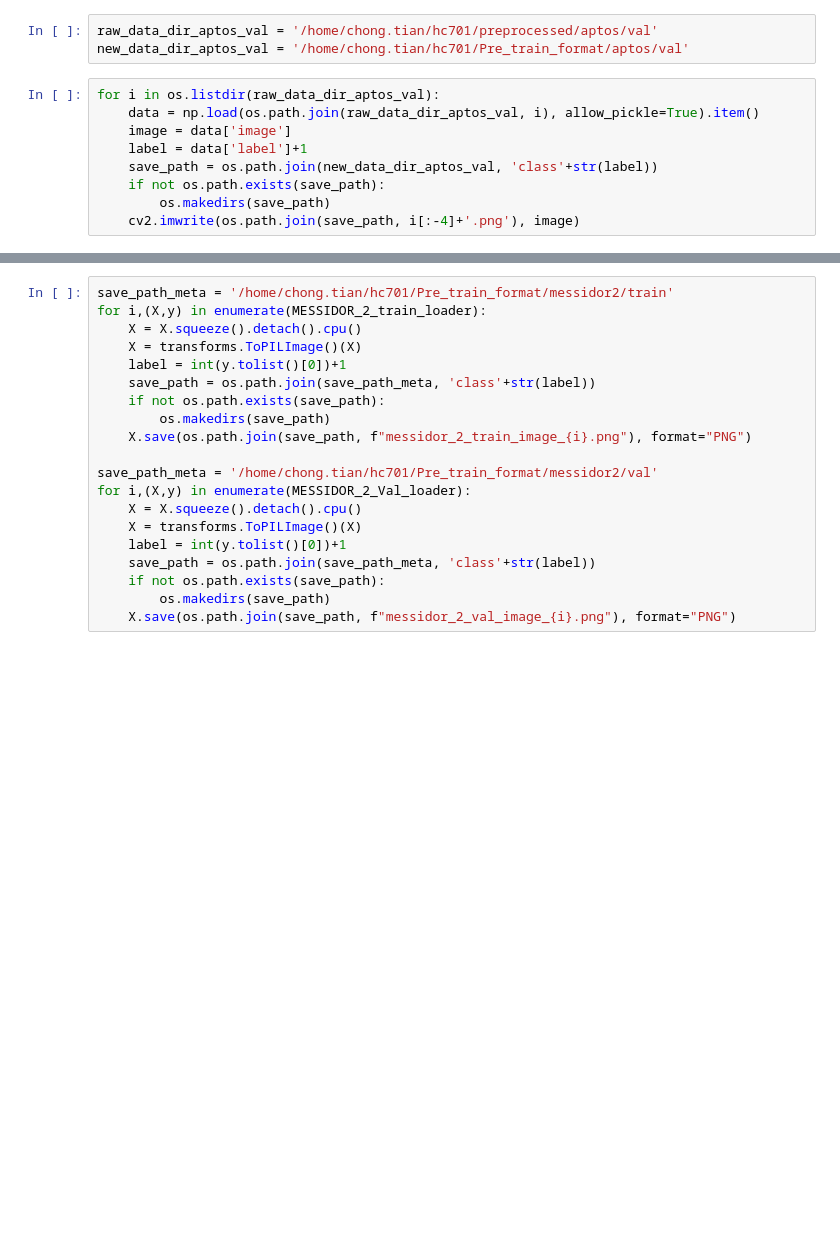
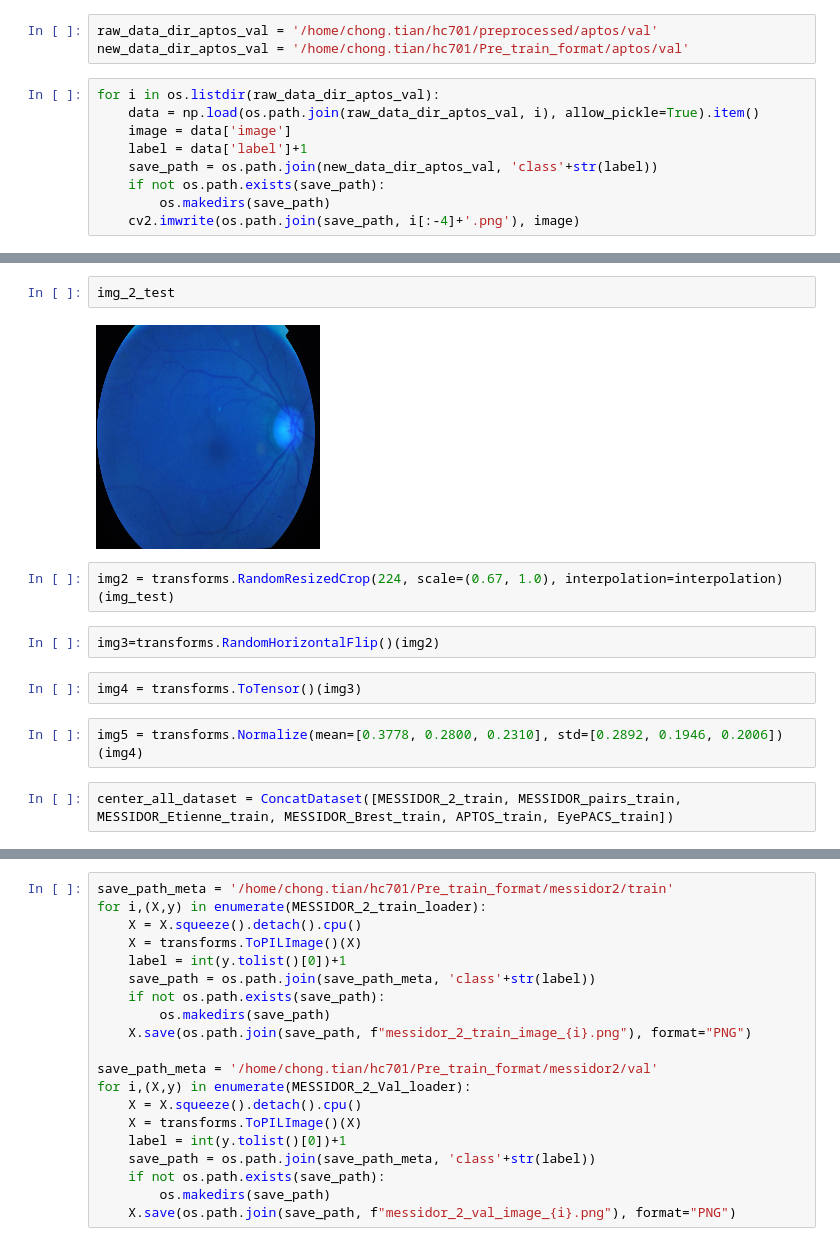
Before and after one commit to Arctic-Xiangjian/HC701-PROJECT, a Jupyter notebook: hc701fed/preprocess/for_SparK.ipynb, the cells around one changed output, grey strips where cells are left out. Cells and saved outputs as stored; diff of their text form; blank space fills up the shorter version.

```diff
--- a/hc701fed/preprocess/for_SparK.ipynb
+++ b/hc701fed/preprocess/for_SparK.ipynb
@@ -103,0 +149,14 @@ MESSIDOR_Val_loader = torch.utils.data.DataLoader(MESSIDOR_Val, batch_size=1, sh
+# %%
+img_2_test
+# %% [output]
+[figure, added]
+# %%
+img2 = transforms.RandomResizedCrop(224, scale=(0.67, 1.0), interpolation=interpolation)(img_test)
+# %%
+img3=transforms.RandomHorizontalFlip()(img2)
+# %%
+img4 = transforms.ToTensor()(img3)
+# %%
+img5 = transforms.Normalize(mean=[0.3778, 0.2800, 0.2310], std=[0.2892, 0.1946, 0.2006])(img4)
+# %%
+center_all_dataset = ConcatDataset([MESSIDOR_2_train, MESSIDOR_pairs_train, MESSIDOR_Etienne_train, MESSIDOR_Brest_train, APTOS_train, EyePACS_train])
```
Also changed, not shown: parts of 25 cells of this notebook, 4 other files.
